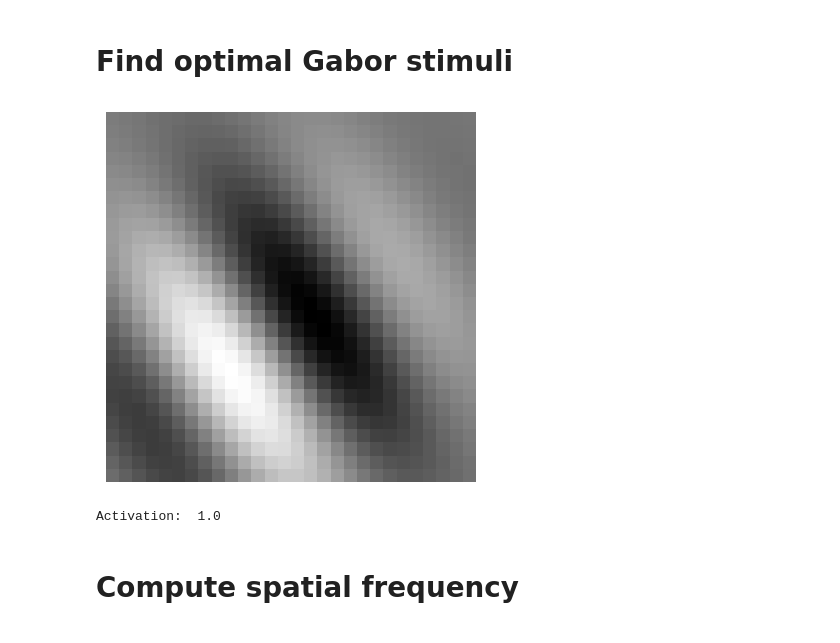
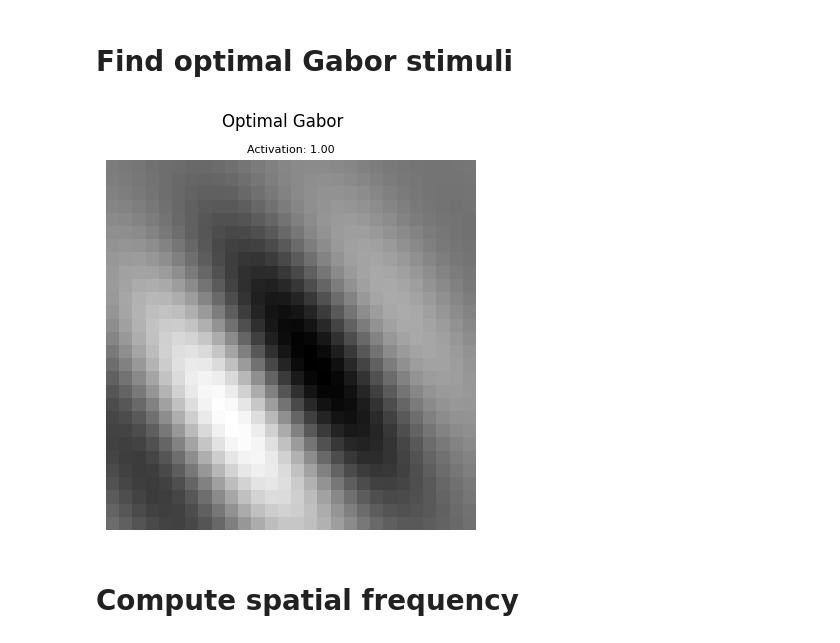
Before and after one commit to lacykaltgr/mei, a Jupyter notebook: examples/example.ipynb, the cells around one changed output. Cells and saved outputs as stored; diff of their text form; code cells hidden in the pictures.

```diff
--- a/examples/example.ipynb
+++ b/examples/example.ipynb
@@ -85,6 +137,3 @@ shifted image:
 # Create Gabor stimuli and find most excitatory ones
 # %%
 gabor = mei.Gabor(models=[model1, model2])
-gabor.set_ranges(height=[28], width=[28])
-best_gabor = gabor.best_gabor(0)
-show_mei(best_gabor)
@@ -97,10 +148,9 @@ Activation:  1.0
 # Find optimal Gabor stimuli
 # %%
 optimal_gabor = gabor.optimal_gabor(0)
-show_mei(optimal_gabor)
+show_image(optimal_gabor.image, text="Optimal Gabor", activation=optimal_gabor.activation)
 # %% [output]
-[figure, old version]
+[figure, new version]
-Activation:  1.0
 # %% [markdown]
 # Compute spatial frequency
 # %%
```
Also changed, not shown: parts of 22 cells of this notebook, 6 other files.
